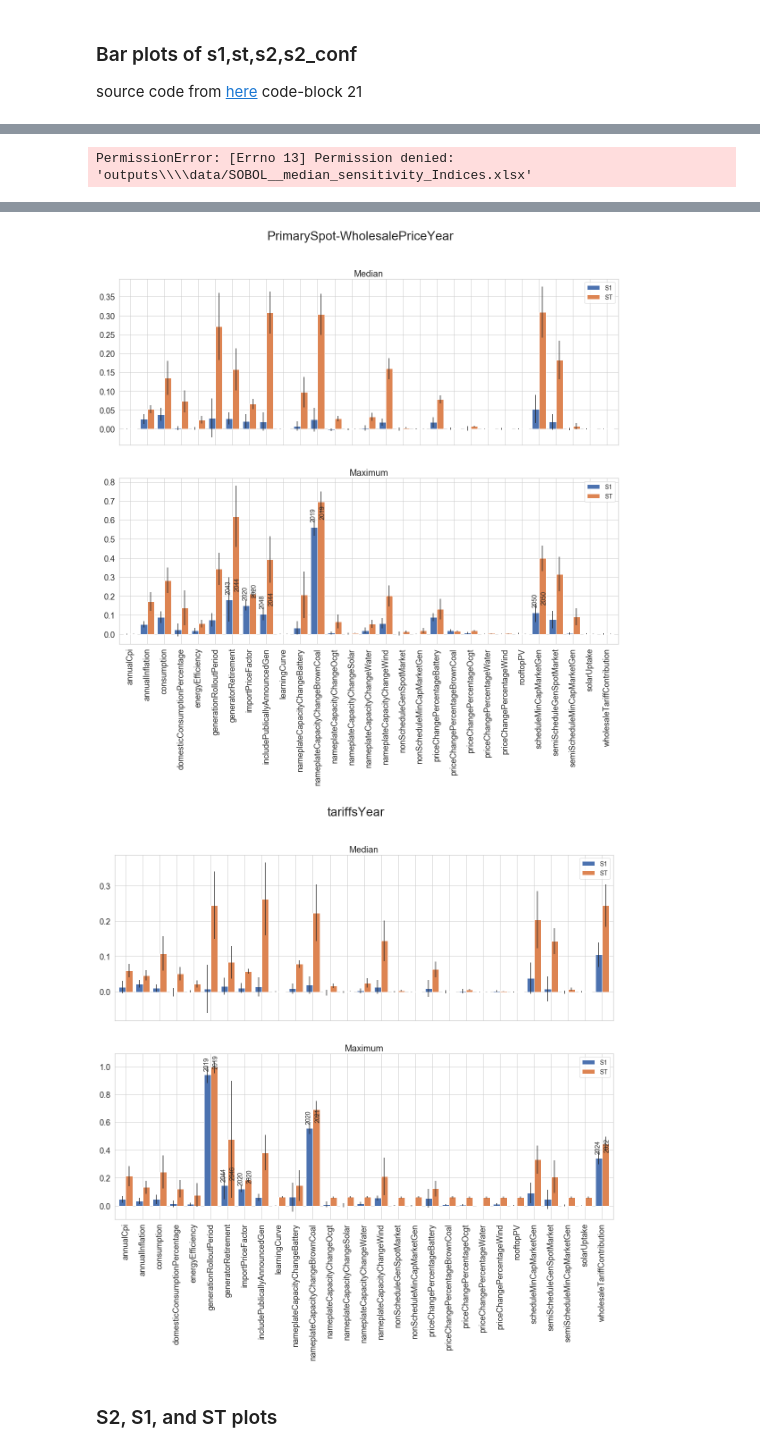
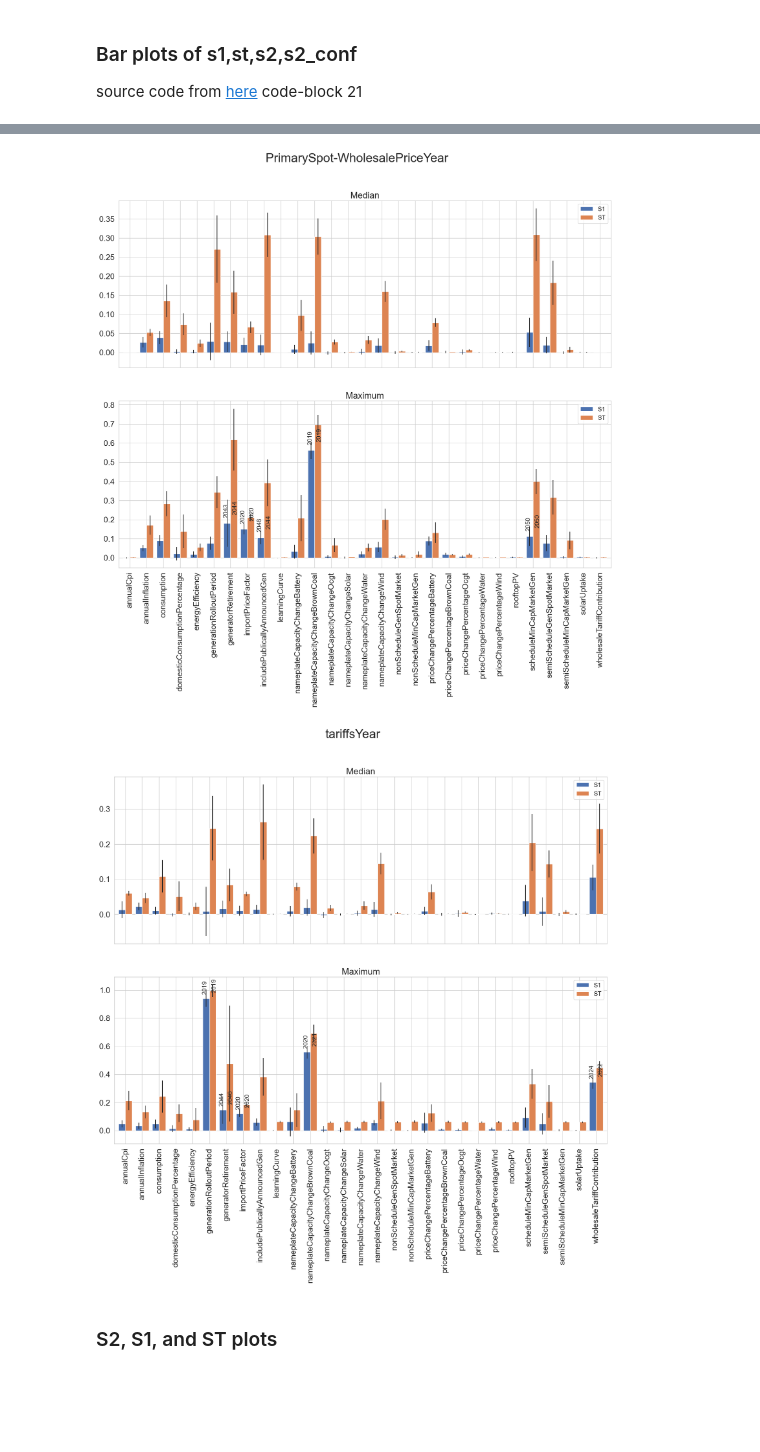
Before and after one commit to gr4sp/simulationEngine, a Jupyter notebook: experiments/notebookGr4sp/ema_gr4sp_SOBOL_ABY.ipynb, the cells around one changed output, grey strips where cells are left out. Saved outputs shown, nothing was run; the diff lists cells and outputs as text; code cells hidden in the pictures; blank space fills up the shorter version.

```diff
--- a/experiments/notebookGr4sp/ema_gr4sp_SOBOL_ABY.ipynb
+++ b/experiments/notebookGr4sp/ema_gr4sp_SOBOL_ABY.ipynb
@@ -321,11 +321,11 @@ for ooi in outcomes_to_show:
         s2 = pd.DataFrame(sobol_indices['S2'], index=uncertainties, columns=uncertainties)
         s2_conf = pd.DataFrame(sobol_indices['S2_conf'], columns=uncertainties)
 
-        sobol_stats_years = sobol_stats_years.append(sobol_stats, sort=False)
-        s1_years = s1_years.append(s1, sort=False)
-        s1_conf_years = s1_conf_years.append(s1_conf, sort=False)
-        st_years = st_years.append(st, sort=False)
-        st_conf_years = st_conf_years.append(st_conf, sort=False)
+        sobol_stats_years = pd.concat([sobol_stats_years, sobol_stats], sort=False)
+        s1_years = pd.concat([s1_years, s1], sort=False)
+        s1_conf_years = pd.concat([s1_conf_years, s1_conf], sort=False)
+        st_years = pd.concat([st_years, st], sort=False)
+        st_conf_years = pd.concat([st_conf_years, st_conf], sort=False)
         s2_years[startYear] = s2
         s2_conf_years[startYear+t] = s2_conf
 
@@ -418,8 +418,8 @@ for ooi in outcomes_to_show:
         columns = list(s2_val)
         for i in columns:
             for j in range(num_uncertainties):
-                if s2_max_val[i][j] < s2_val[i][j]:
-                    s2_max_val[i][j] = s2_val[i][j]
+                if s2_max_val[i].iloc[j] < s2_val[i].iloc[j]:
+                    s2_max_val.iloc[j, columns.index(i)] = s2_val[i].iloc[j]
     s2_max_val_ooi[ooi] = s2_max_val
 
     s2_conf_max_val = pd.DataFrame(np.zeros((num_uncertainties, num_uncertainties)), index=uncertainties, columns=uncertainties)
@@ -427,8 +427,8 @@ for ooi in outcomes_to_show:
         columns = list(s2_conf_val)
         for i in columns:
             for j in range(num_uncertainties):
-                if s2_conf_max_val[i][j] < s2_conf_val[i][j]:
-                    s2_conf_max_val[i][j] = s2_conf_val[i][j]
+                if s2_conf_max_val[i].iloc[j] < s2_conf_val[i].iloc[j]:
+                    s2_conf_max_val.iloc[j, columns.index(i)] = s2_conf_val[i].iloc[j]
     s2_conf_max_val_ooi[ooi] = s2_conf_max_val
 
     s2_median_val = pd.DataFrame(np.zeros((num_uncertainties, num_uncertainties)), index=uncertainties, columns=uncertainties)
@@ -436,9 +436,9 @@ for ooi in outcomes_to_show:
         columns = list(s2_val)
         for i in columns:
             for j in range(num_uncertainties):
-                    s2_median_val[i][j] += s2_val[i][j]
+                    s2_median_val.iloc[j, columns.index(i)] += s2_val[i].iloc[j]
                     if time[-1] == year:
-                        s2_median_val[i][j] /= ntime
+                        s2_median_val.iloc[j, columns.index(i)] /= ntime
     s2_median_ooi[ooi] = s2_median_val
 
     s2_conf_median_val = pd.DataFrame(np.zeros((num_uncertainties, num_uncertainties)), index=uncertainties, columns=uncertainties)
@@ -446,9 +446,9 @@ for ooi in outcomes_to_show:
         columns = list(s2_conf_val)
         for i in columns:
             for j in range(num_uncertainties):
-                    s2_conf_median_val[i][j] += s2_conf_val[i][j]
+                    s2_conf_median_val.iloc[j, columns.index(i)] += s2_conf_val[i].iloc[j]
                     if time[-1] == year:
-                        s2_conf_median_val[i][j] /= ntime
+                        s2_conf_median_val.iloc[j, columns.index(i)] /= ntime
     s2_conf_median_ooi[ooi] = s2_conf_median_val
 # %% [markdown]
 ### Bar plots of s1,st,s2,s2_conf
@@ -570,36 +558,35 @@ for ooi in outcomes_to_show:
         for p, text_s1, text_st in zip(ax[1].patches, s1_max_val_year_ooi[ooi], st_max_val_year_ooi[ooi]):
             if p.get_height() >= 0.1: #to include all years use =! 0
                 ax[1].annotate(str(text_s1), (p.get_x() - 0.03, p.get_height() + .035) ,fontsize=14, rotation='vertical')
                 ax[1].annotate(str(text_st), (p.get_x() + 0.5, p.get_height() + .05) ,fontsize=14,  rotation='vertical')
 
         ax[0].legend(['S1','ST'], fontsize=14)
         ax[1].legend(['S1','ST'], fontsize=14)
 
         #break
 
         plt.savefig('{}/fig{}.png'.format(r'outputs\\figs', '_barplot_s1_st_%s'%(ooi)),dpi=300, bbox_inches='tight')
 
     print(ooi)
 
     if ooi == 'secondaryMaxUnmetDemandMwhPerHour':
         ooi = 'secondMaxUnmetMwhPerHour'
 
     Si_df_median.to_excel(writer, sheet_name=ooi)
 
 
 
 
-writer.save()
+writer.close()
 # %% [output]
 GHGYear
 renewableContributionYear
 PrimarySpot-WholesalePriceYear
 tariffsYear
-PermissionError: [Errno 13] Permission denied: 'outputs\\\\data/SOBOL__median_sensitivity_Indices.xlsx'
 [figure]
 [figure]
 [figure]
-[figure, old version]
+[figure, new version]
 # %% [markdown]
 ### S2, S1, and ST plots
 # %%
```
Also changed, not shown: parts of 3 cells of this notebook, 1 other file.
